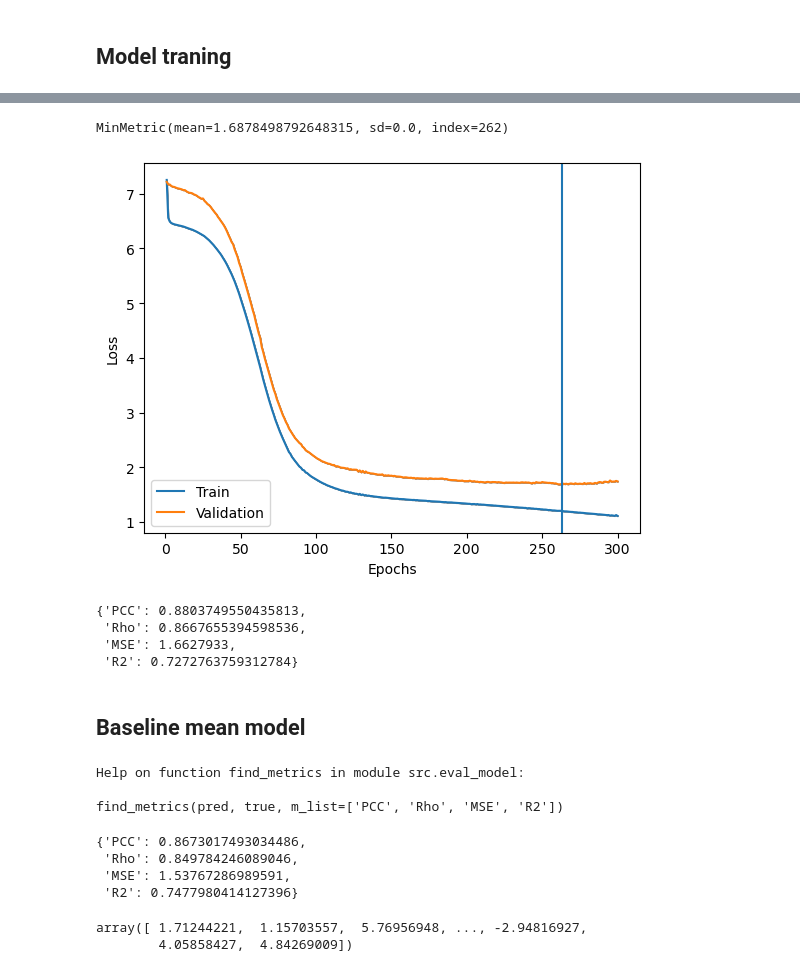
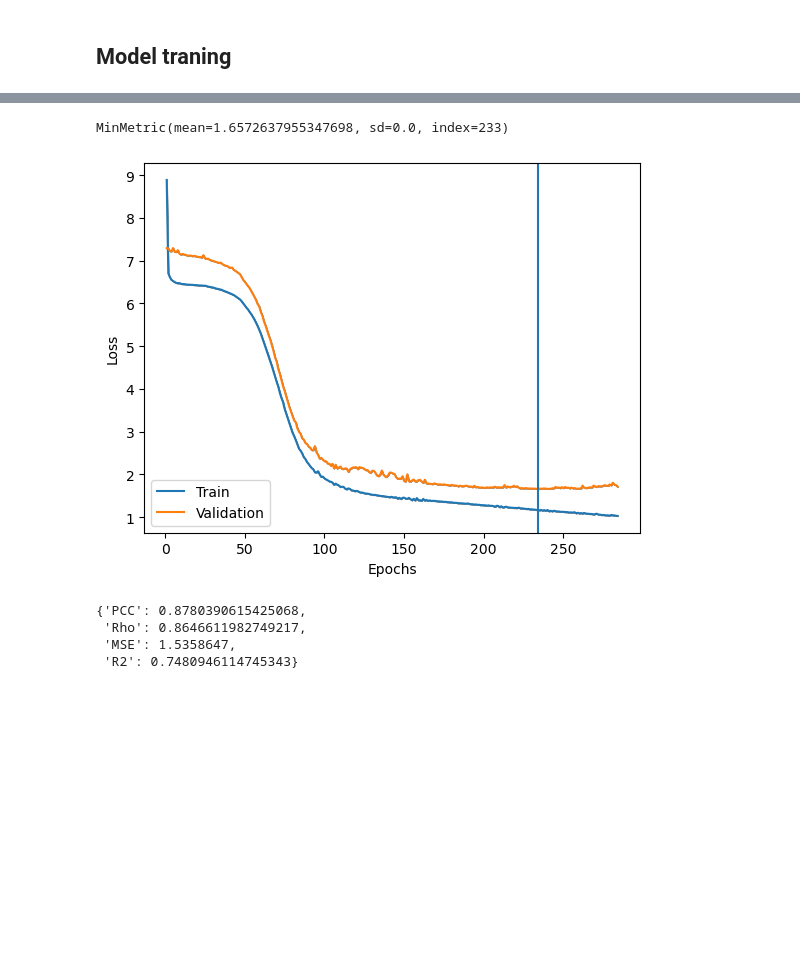
Before and after one commit to Nik-BB/Phos_drp_example, a Jupyter notebook: notebooks/1.0-explained-phos-DRP.ipynb, the cells around one changed output, grey strips where cells are left out. Cells and saved outputs as stored; diff of their text form; code cells hidden in the pictures; blank space fills up the shorter version.

```diff
--- a/notebooks/1.0-explained-phos-DRP.ipynb
+++ b/notebooks/1.0-explained-phos-DRP.ipynb
@@ -192,11 +184,11 @@ test_dls = utils.into_dls([np.expand_dims(xo_test_phos.values, 1),
 # %% [markdown]
 ## Model traning
 # %%
-hps = {'out_channels': 16,
- 'lr': 0.0001,
- 'linear_neurons2': 64,
- 'linear_neurons': 96,
- 'drop_p': 0}
+hps = {'out_channels': 32,
+'lr': 0.0001, #try
+'linear_neurons2': 96,
+'linear_neurons': 256,
+'drop_p': 0}
 adphos = models.CnnDualInputs(hps).to(device)
 hist = traning.tl_multi_dls(
     train_dls=train_dls[: 2],
@@ -229,34 +203,12 @@ loading best model
 # %%
-utils.plot_cv(hist['train_loss'], hist['val_loss'], epochs=300)
+utils.plot_cv(hist['train_loss'], hist['val_loss'], epochs=284)
 # %% [output]
-MinMetric(mean=1.6878498792648315, sd=0.0, index=262)
+MinMetric(mean=1.6572637955347698, sd=0.0, index=233)
-[figure, old version]
+[figure, new version]
 # %%
 eval_model.find_metrics(eval_model.eval_torch(test_dls, adphos), y_test)
 # %% [output]
-{'PCC': 0.8803749550435813,
- 'Rho': 0.8667655394598536,
- 'MSE': 1.6627933,
- 'R2': 0.7272763759312784}
+{'PCC': 0.8780390615425068,
+ 'Rho': 0.8646611982749217,
+ 'MSE': 1.5358647,
+ 'R2': 0.7480946114745343}
-# %% [markdown]
-## Baseline mean model
-# %%
-help(eval_model.find_metrics)
-# %% [output]
-Help on function find_metrics in module src.eval_model:
-
-find_metrics(pred, true, m_list=['PCC', 'Rho', 'MSE', 'R2'])
-# %%
-mm = models.MeanModel(y_train, _all_drugs)
-pred = mm.predict(y_test.index)
-eval_model.find_metrics(pred, y_test)
-# %% [output]
-{'PCC': 0.8673017493034486,
- 'Rho': 0.849784246089046,
- 'MSE': 1.53767286989591,
- 'R2': 0.7477980414127396}
-# %%
-pred
-# %% [output]
-array([ 1.71244221,  1.15703557,  5.76956948, ..., -2.94816927,
-        4.05858427,  4.84269009])
```
Also changed, not shown: parts of 3 cells of this notebook, 2 other files.
